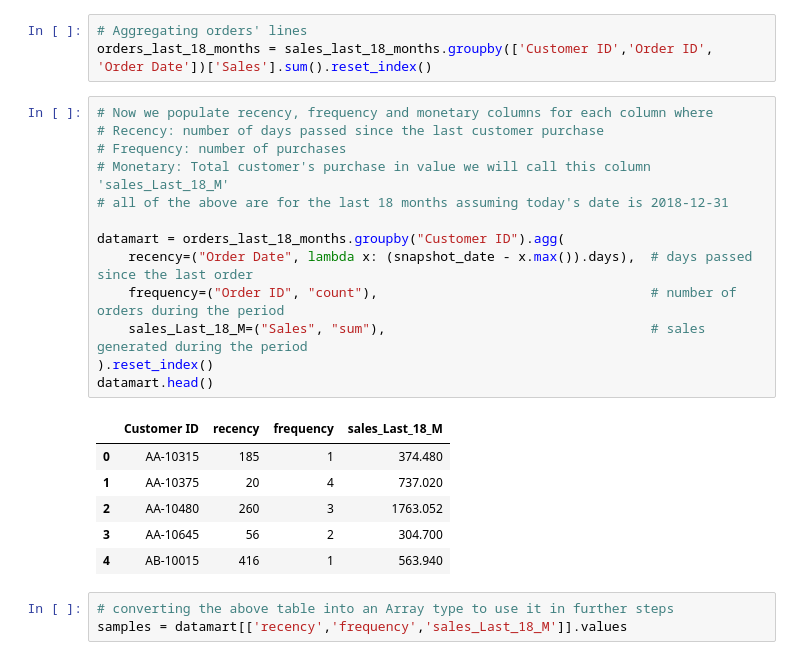
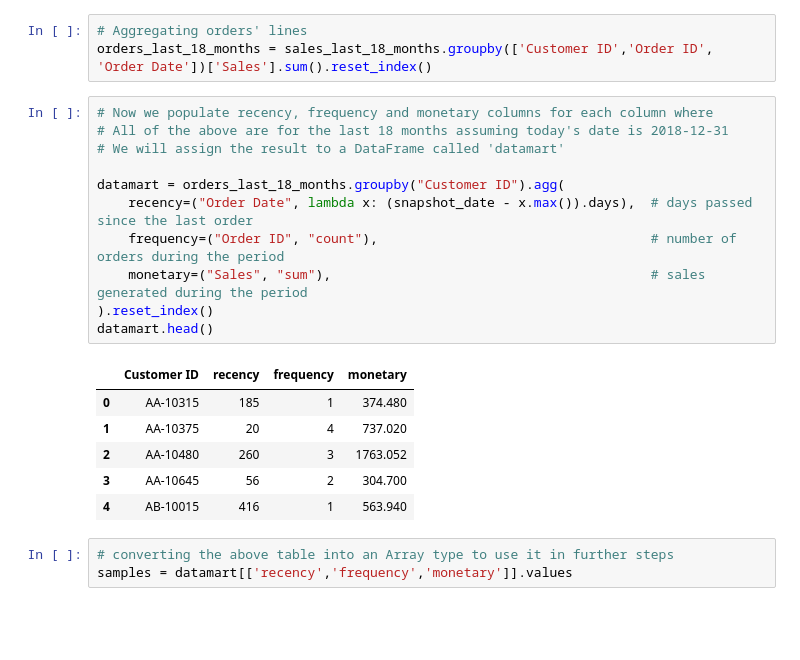
Before and after one commit to waseemshammout/amazon_customer_segmentation, a Jupyter notebook: notebook.ipynb, the cells around one changed output. Drawn from its saved outputs; the diff is of its cells as text; blank space fills up the shorter version.

```diff
--- a/notebook.ipynb
+++ b/notebook.ipynb
@@ -38,19 +45,17 @@ sales_last_18_months = sales_df[sales_df["Order Date"] >= datetime(2018, 12, 30)
 orders_last_18_months = sales_last_18_months.groupby(['Customer ID','Order ID', 'Order Date'])['Sales'].sum().reset_index()
 # %%
 # Now we populate recency, frequency and monetary columns for each column where
-# Recency: number of days passed since the last customer purchase
-# Frequency: number of purchases
-# Monetary: Total customer's purchase in value we will call this column 'sales_Last_18_M'
-# all of the above are for the last 18 months assuming today's date is 2018-12-31
+# All of the above are for the last 18 months assuming today's date is 2018-12-31
+# We will assign the result to a DataFrame called 'datamart'
 
 datamart = orders_last_18_months.groupby("Customer ID").agg(
     recency=("Order Date", lambda x: (snapshot_date - x.max()).days),  # days passed since the last order
     frequency=("Order ID", "count"),                                   # number of orders during the period
-    sales_Last_18_M=("Sales", "sum"),                                  # sales generated during the period
+    monetary=("Sales", "sum"),                                         # sales generated during the period
 ).reset_index()
 datamart.head()
 # %% [output]
-|  | Customer ID | recency | frequency | sales_Last_18_M |
+|  | Customer ID | recency | frequency | monetary |
 | 0 | AA-10315 | 185 | 1 | 374.480 |
 | 1 | AA-10375 | 20 | 4 | 737.020 |
 | 2 | AA-10480 | 260 | 3 | 1763.052 |
@@ -58,4 +63,4 @@ datamart.head()
 | 4 | AB-10015 | 416 | 1 | 563.940 |
 # %%
 # converting the above table into an Array type to use it in further steps
-samples = datamart[['recency','frequency','sales_Last_18_M']].values
+samples = datamart[['recency','frequency','monetary']].values
```
Also changed, not shown: parts of 18 cells of this notebook.
